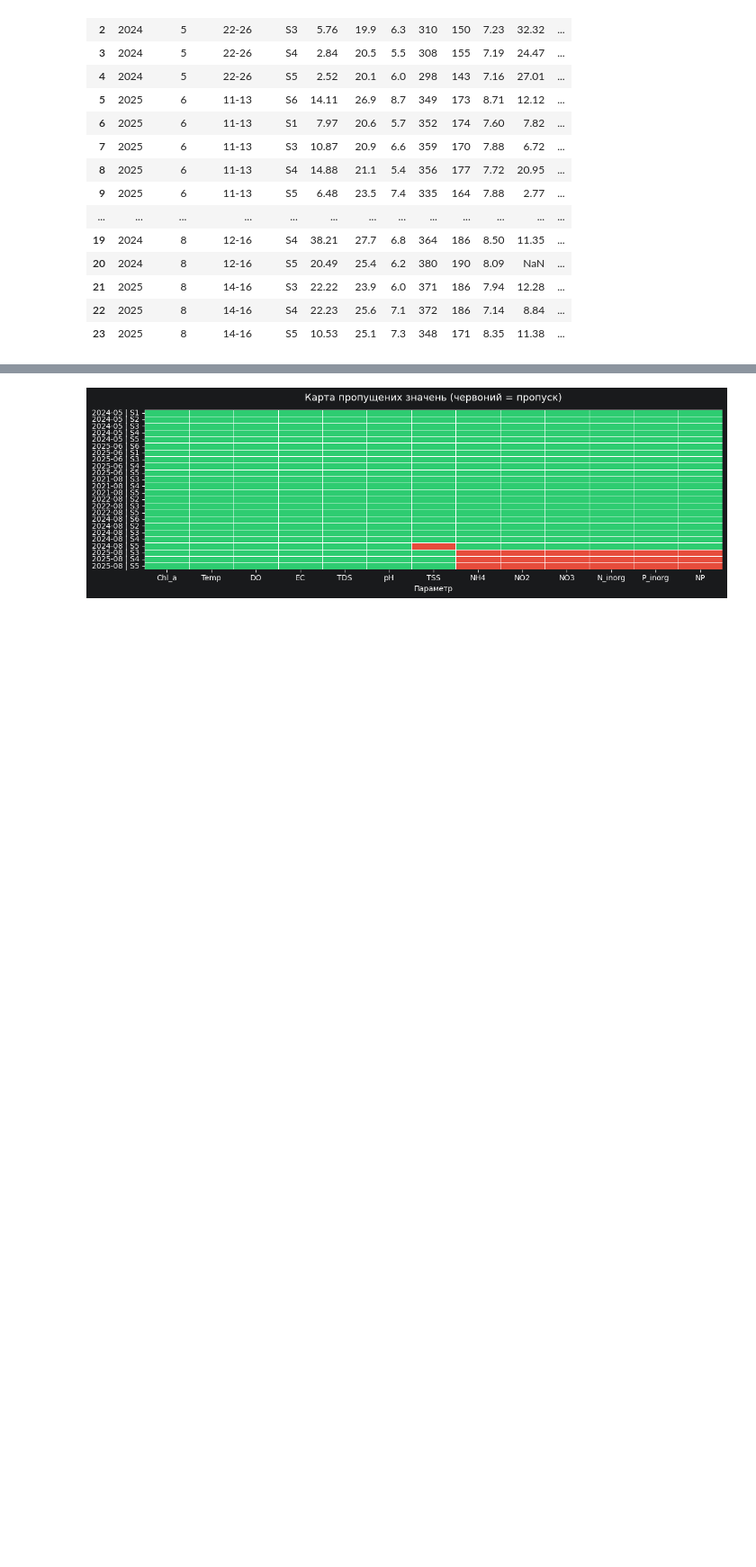
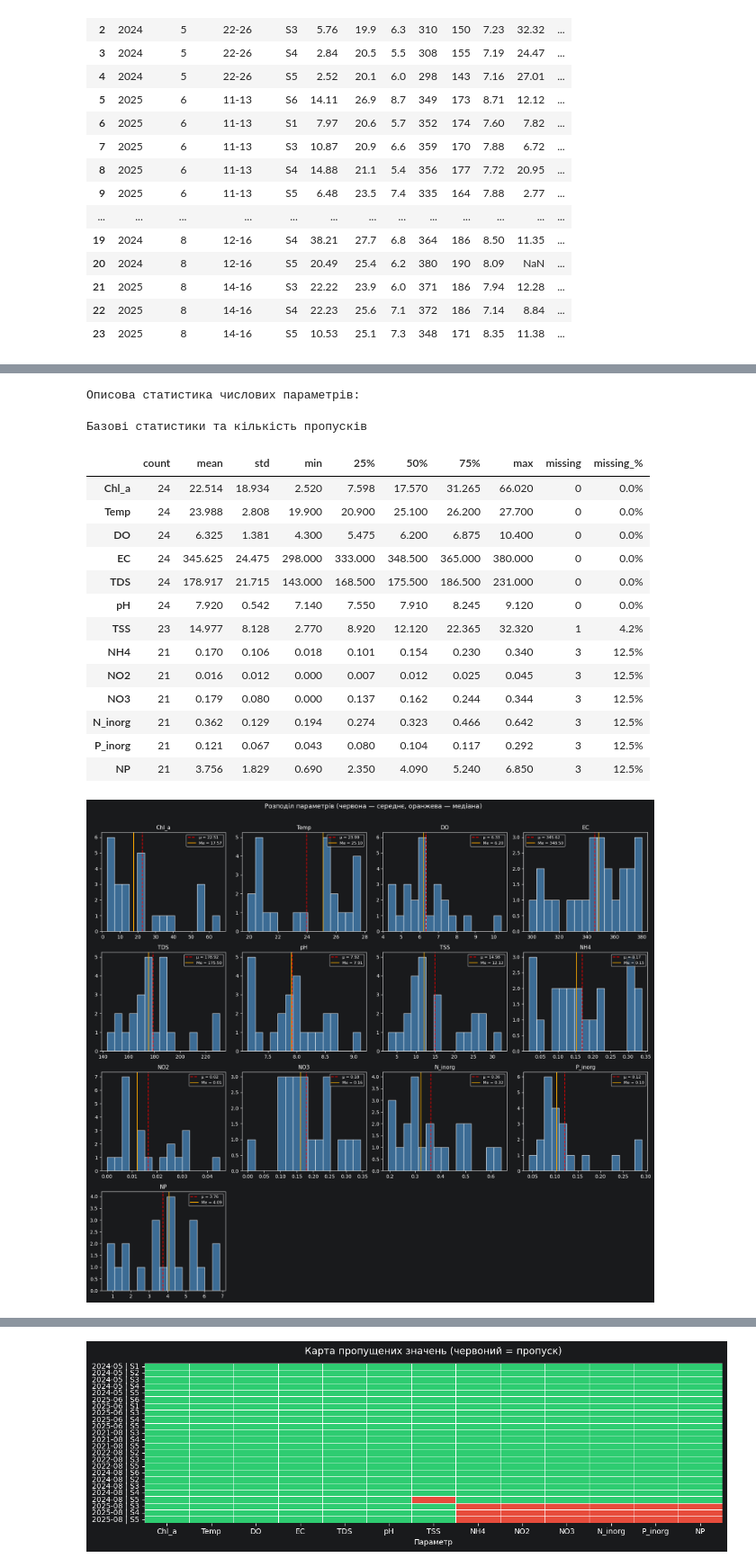
Before and after one commit to bohdan-holovin/data-analys-k, a Jupyter notebook: kanevske_analysis.ipynb, the cells around one changed output, grey strips where cells are left out. Shown at 90% size. Drawn from its saved outputs; the diff is of its cells as text; code cells hidden in the pictures; blank space fills up the shorter version.

```diff
--- a/kanevske_analysis.ipynb
+++ b/kanevske_analysis.ipynb
@@ -183,3 +459,58 @@ dtype: int64
+# %%
+# === Описова статистика числових параметрів ===
+desc = df[numeric_cols].describe().T
+desc['missing'] = df[numeric_cols].isnull().sum()
+desc['missing_%'] = (desc['missing'] / len(df) * 100).round(1)
+
+print('Описова статистика числових параметрів:')
+display(desc.style.format({
+    'count': '{:.0f}', 'mean': '{:.3f}', 'std': '{:.3f}',
+    'min': '{:.3f}', '25%': '{:.3f}', '50%': '{:.3f}',
+    '75%': '{:.3f}', 'max': '{:.3f}',
+    'missing': '{:.0f}', 'missing_%': '{:.1f}%',
+}).set_caption('Базові статистики та кількість пропусків'))
+
+# Гістограми розподілу
+n_params = len(numeric_cols)
+n_cols_plot = 4
+n_rows_plot = (n_params + n_cols_plot - 1) // n_cols_plot
+
+fig, axes = plt.subplots(n_rows_plot, n_cols_plot, figsize=(16, 3.5 * n_rows_plot))
+axes = axes.flatten()
+
+for i, col in enumerate(numeric_cols):
+    ax = axes[i]
+    data = df[col].dropna()
+    ax.hist(data, bins=15, color='steelblue', edgecolor='white', alpha=0.8)
+    ax.axvline(data.mean(), color='red', linestyle='--', linewidth=1.5, label=f'μ = {data.mean():.2f}')
+    ax.axvline(data.median(), color='orange', linestyle='-', linewidth=1.5, label=f'Me = {data.median():.2f}')
+    ax.set_title(col, fontsize=11)
+    ax.legend(fontsize=8)
+
+for j in range(i + 1, len(axes)):
+    axes[j].axis('off')
+
+fig.suptitle('Розподіл параметрів (червона — середнє, оранжева — медіана)', fontsize=13, y=1.01)
+plt.tight_layout()
+plt.show()
+# %% [output]
+Описова статистика числових параметрів:
+Базові статистики та кількість пропусків
+|  | count | mean | std | min | 25% | 50% | 75% | max | missing | missing_% |
+| Chl_a | 24 | 22.514 | 18.934 | 2.520 | 7.598 | 17.570 | 31.265 | 66.020 | 0 | 0.0% |
+| Temp | 24 | 23.988 | 2.808 | 19.900 | 20.900 | 25.100 | 26.200 | 27.700 | 0 | 0.0% |
+| DO | 24 | 6.325 | 1.381 | 4.300 | 5.475 | 6.200 | 6.875 | 10.400 | 0 | 0.0% |
+| EC | 24 | 345.625 | 24.475 | 298.000 | 333.000 | 348.500 | 365.000 | 380.000 | 0 | 0.0% |
+| TDS | 24 | 178.917 | 21.715 | 143.000 | 168.500 | 175.500 | 186.500 | 231.000 | 0 | 0.0% |
+| pH | 24 | 7.920 | 0.542 | 7.140 | 7.550 | 7.910 | 8.245 | 9.120 | 0 | 0.0% |
+| TSS | 23 | 14.977 | 8.128 | 2.770 | 8.920 | 12.120 | 22.365 | 32.320 | 1 | 4.2% |
+| NH4 | 21 | 0.170 | 0.106 | 0.018 | 0.101 | 0.154 | 0.230 | 0.340 | 3 | 12.5% |
+| NO2 | 21 | 0.016 | 0.012 | 0.000 | 0.007 | 0.012 | 0.025 | 0.045 | 3 | 12.5% |
+| NO3 | 21 | 0.179 | 0.080 | 0.000 | 0.137 | 0.162 | 0.244 | 0.344 | 3 | 12.5% |
+| N_inorg | 21 | 0.362 | 0.129 | 0.194 | 0.274 | 0.323 | 0.466 | 0.642 | 3 | 12.5% |
+| P_inorg | 21 | 0.121 | 0.067 | 0.043 | 0.080 | 0.104 | 0.117 | 0.292 | 3 | 12.5% |
+| NP | 21 | 3.756 | 1.829 | 0.690 | 2.350 | 4.090 | 5.240 | 6.850 | 3 | 12.5% |
+[figure, added]
 # %% [markdown]
 ## 4. Аналіз пропущених значень
 
```
Also changed, not shown: parts of 36 cells of this notebook.
